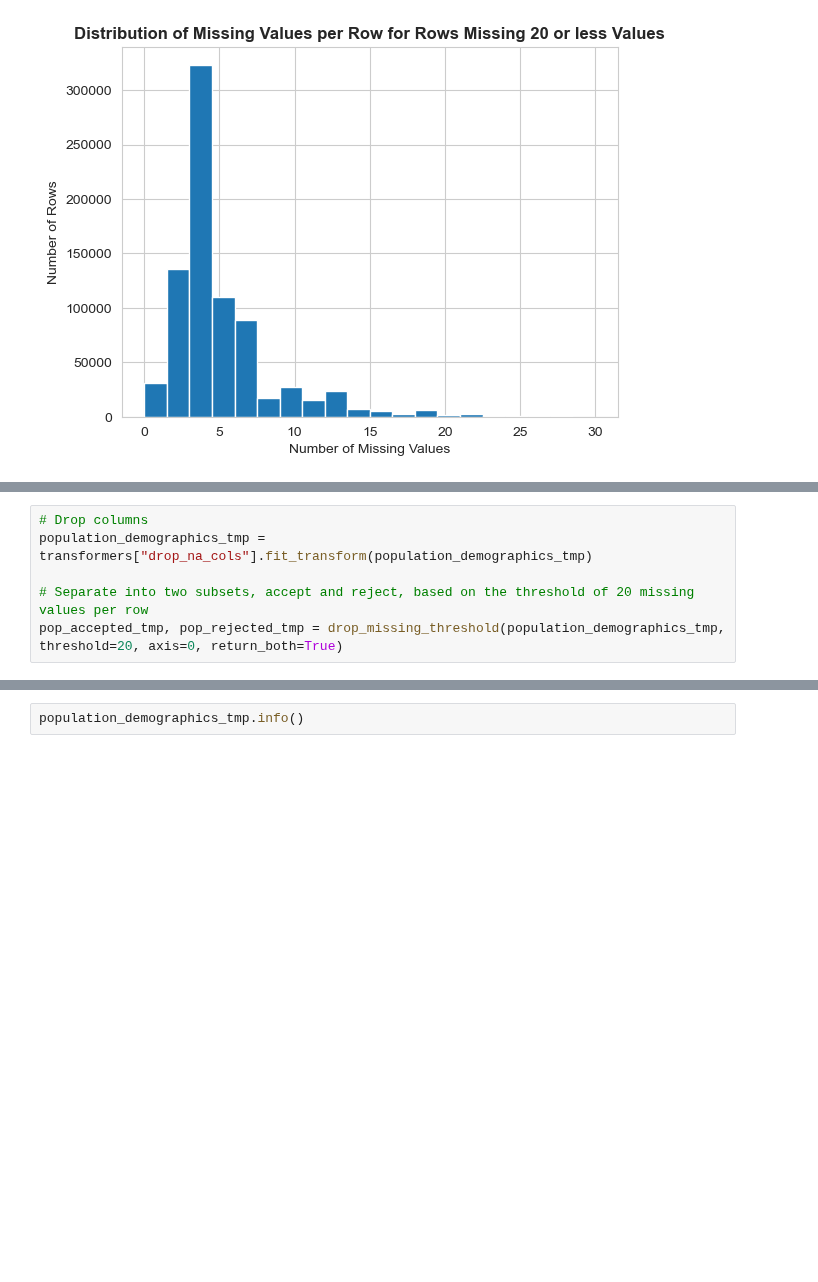
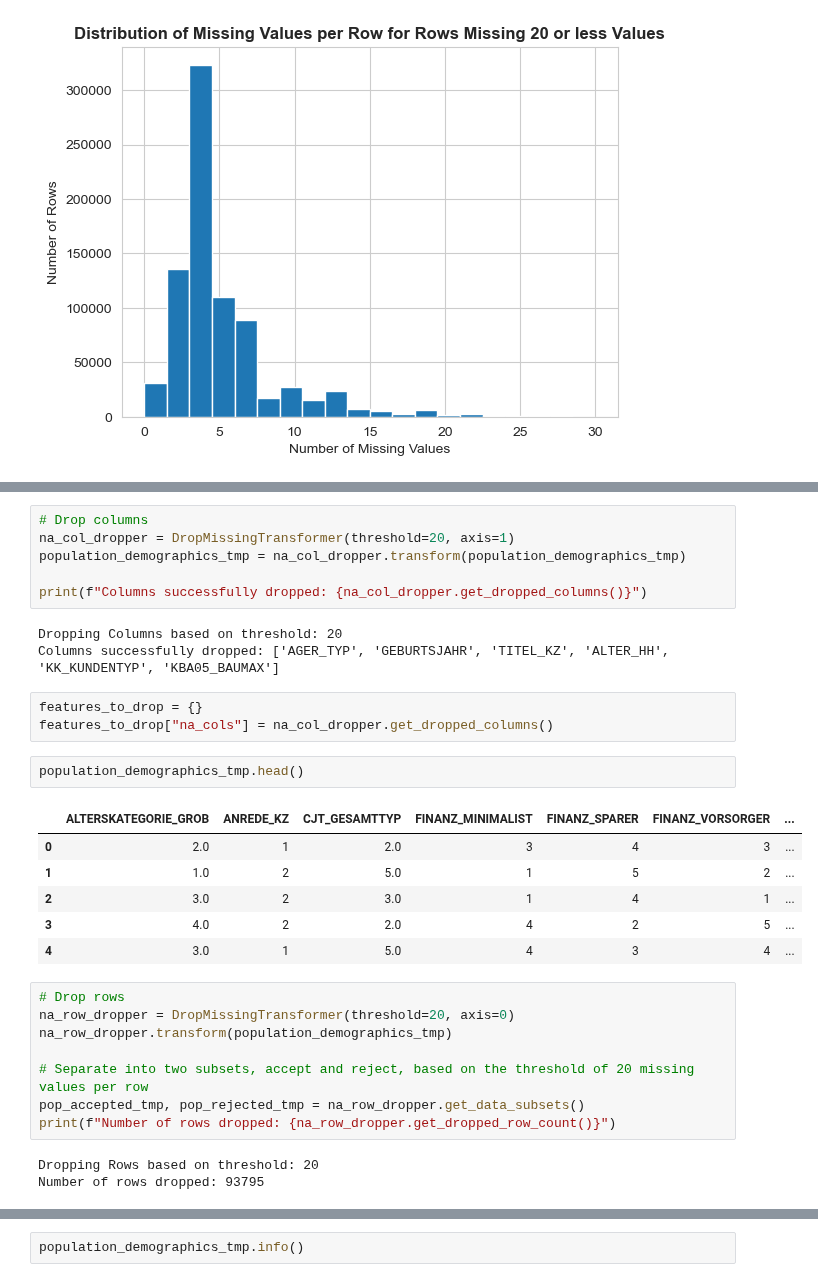
Before and after one commit to kinant/ud-ml-pytorch, a Jupyter notebook: Project 03/identify_customer_segments/Identify_Customer_Segments.ipynb, the cells around one changed output, grey strips where cells are left out. Saved outputs shown, nothing was run; the diff lists cells and outputs as text; blank space fills up the shorter version.

```diff
--- a/Project 03/identify_customer_segments/Identify_Customer_Segments.ipynb
+++ b/Project 03/identify_customer_segments/Identify_Customer_Segments.ipynb
@@ -676,8 +783,34 @@ transformers["drop_na_rows"] = FunctionTransformer(
+# %%
+# Drop columns
+na_col_dropper = DropMissingTransformer(threshold=20, axis=1)
+population_demographics_tmp = na_col_dropper.transform(population_demographics_tmp)
+
+print(f"Columns successfully dropped: {na_col_dropper.get_dropped_columns()}")
+# %% [output]
+Dropping Columns based on threshold: 20
+Columns successfully dropped: ['AGER_TYP', 'GEBURTSJAHR', 'TITEL_KZ', 'ALTER_HH', 'KK_KUNDENTYP', 'KBA05_BAUMAX']
+# %%
+features_to_drop = {}
+features_to_drop["na_cols"] = na_col_dropper.get_dropped_columns()
+# %%
+population_demographics_tmp.head()
+# %% [output]
+|  | ALTERSKATEGORIE_GROB | ANREDE_KZ | CJT_GESAMTTYP | FINANZ_MINIMALIST | FINANZ_SPARER | FINANZ_VORSORGER | ... |
+| 0 | 2.0 | 1 | 2.0 | 3 | 4 | 3 | ... |
+| 1 | 1.0 | 2 | 5.0 | 1 | 5 | 2 | ... |
+| 2 | 3.0 | 2 | 3.0 | 1 | 4 | 1 | ... |
+| 3 | 4.0 | 2 | 2.0 | 4 | 2 | 5 | ... |
+| 4 | 3.0 | 1 | 5.0 | 4 | 3 | 4 | ... |
 # %%
-# Drop columns
-population_demographics_tmp = transformers["drop_na_cols"].fit_transform(population_demographics_tmp)
+# Drop rows
+na_row_dropper = DropMissingTransformer(threshold=20, axis=0)
+na_row_dropper.transform(population_demographics_tmp)
 
 # Separate into two subsets, accept and reject, based on the threshold of 20 missing values per row
-pop_accepted_tmp, pop_rejected_tmp = drop_missing_threshold(population_demographics_tmp, threshold=20, axis=0, return_both=True)
+pop_accepted_tmp, pop_rejected_tmp = na_row_dropper.get_data_subsets()
+print(f"Number of rows dropped: {na_row_dropper.get_dropped_row_count()}")
+# %% [output]
+Dropping Rows based on threshold: 20
+Number of rows dropped: 93795
 # %%
 pop_accepted_tmp.head()
```
Also changed, not shown: parts of 44 cells of this notebook, 2 other files.
